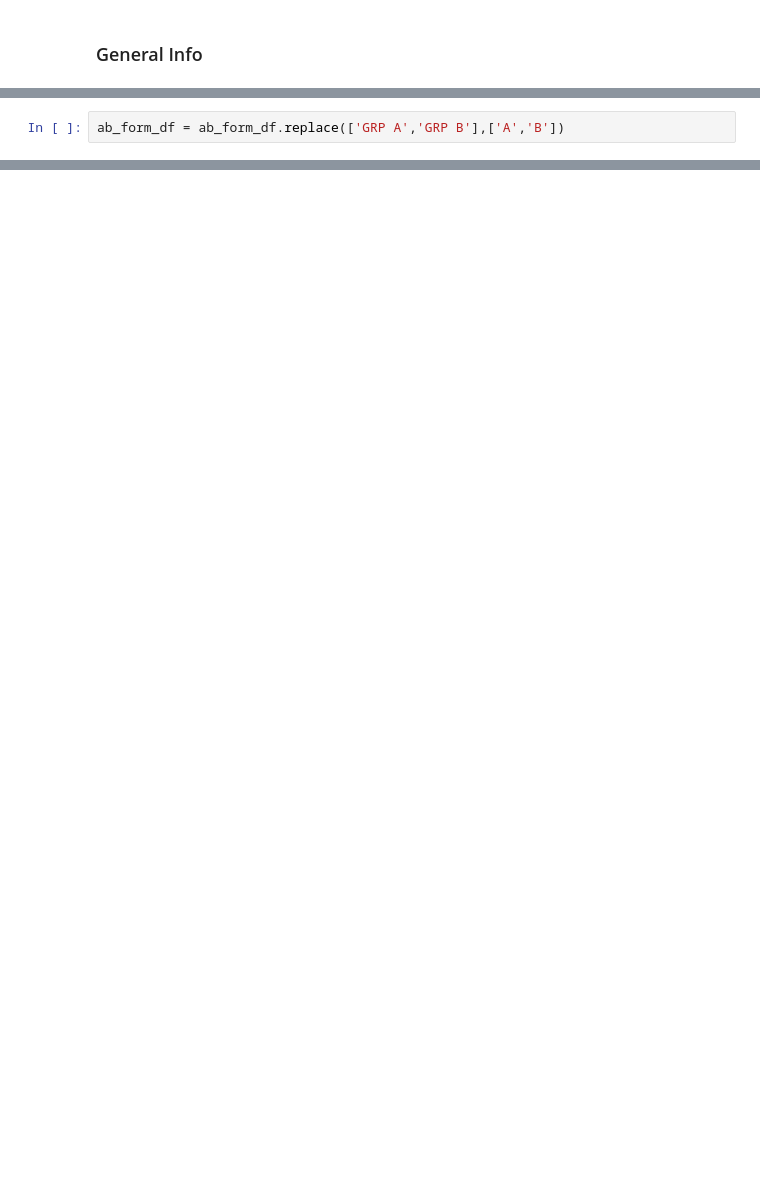
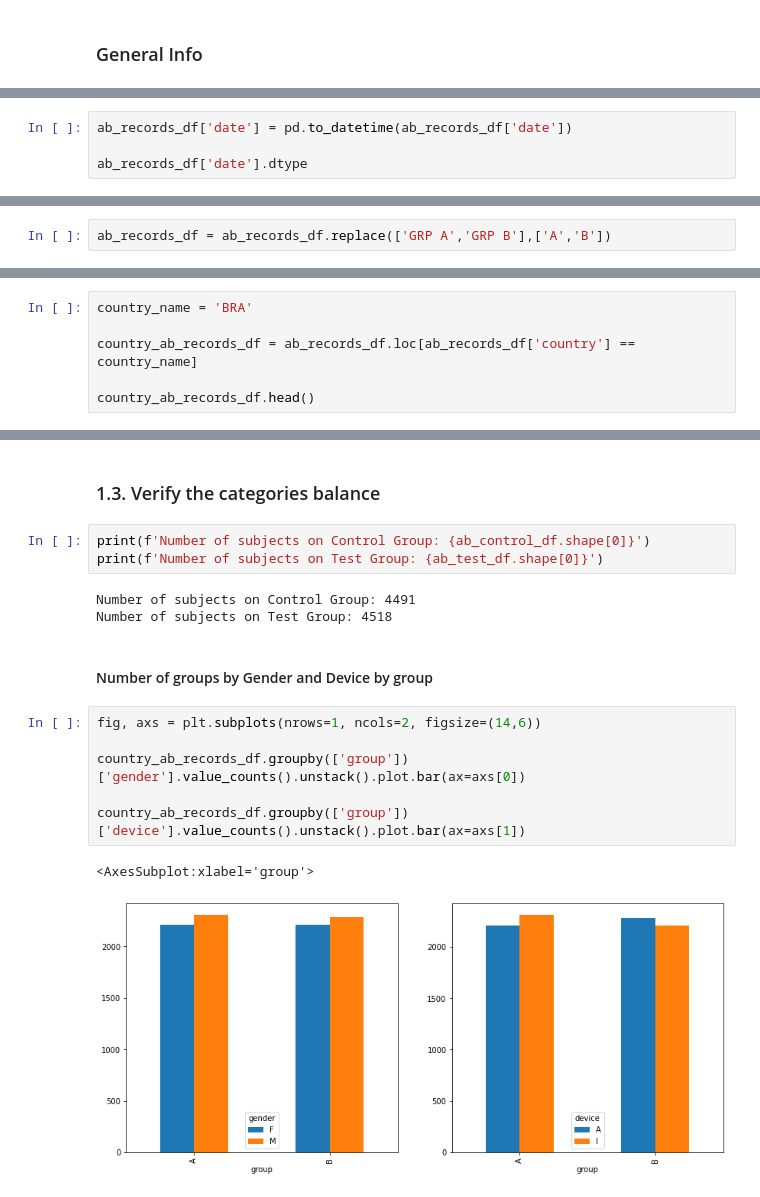
Before and after one commit to MikeMadeira/AB-Test-Products-Recommendation-Section, a Jupyter notebook: notebooks/0.0-experiment-design-msm.ipynb, the cells around one changed output, grey strips where cells are left out. Cells and saved outputs as stored; diff of their text form; blank space fills up the shorter version.

Commit message:
1st cycle of my experiment with Wilcoxon test

```diff
--- a/notebooks/0.0-experiment-design-msm.ipynb
+++ b/notebooks/0.0-experiment-design-msm.ipynb
@@ -115,0 +177,4 @@ ab_form_df.describe().T
+# %%
+ab_records_df['date'] = pd.to_datetime(ab_records_df['date'])
+
+ab_records_df['date'].dtype
@@ -116,3 +185,3 @@ ab_form_df.describe().T
 # %%
-ab_form_df = ab_form_df.replace(['GRP A','GRP B'],['A','B'])
+ab_records_df = ab_records_df.replace(['GRP A','GRP B'],['A','B'])
 # %%
@@ -187,0 +265,6 @@ ab_form_app_df.boxplot(column='spent', by='group')
+# %%
+country_name = 'BRA'
+
+country_ab_records_df = ab_records_df.loc[ab_records_df['country'] == country_name]
+
+country_ab_records_df.head()
@@ -187,0 +320,19 @@ ab_form_app_df.boxplot(column='spent', by='group')
+# %% [markdown]
+### 1.3. Verify the categories balance
+# %%
+print(f'Number of subjects on Control Group: {ab_control_df.shape[0]}')
+print(f'Number of subjects on Test Group: {ab_test_df.shape[0]}')
+# %% [output]
+Number of subjects on Control Group: 4491
+Number of subjects on Test Group: 4518
+# %% [markdown]
+#### Number of groups by Gender and Device by group
+# %%
+fig, axs = plt.subplots(nrows=1, ncols=2, figsize=(14,6))
+
+country_ab_records_df.groupby(['group'])['gender'].value_counts().unstack().plot.bar(ax=axs[0])
+
+country_ab_records_df.groupby(['group'])['device'].value_counts().unstack().plot.bar(ax=axs[1])
+# %% [output]
+<AxesSubplot:xlabel='group'>
+[figure, added]
```
Also changed, not shown: parts of 79 cells of this notebook, 1 other file.
